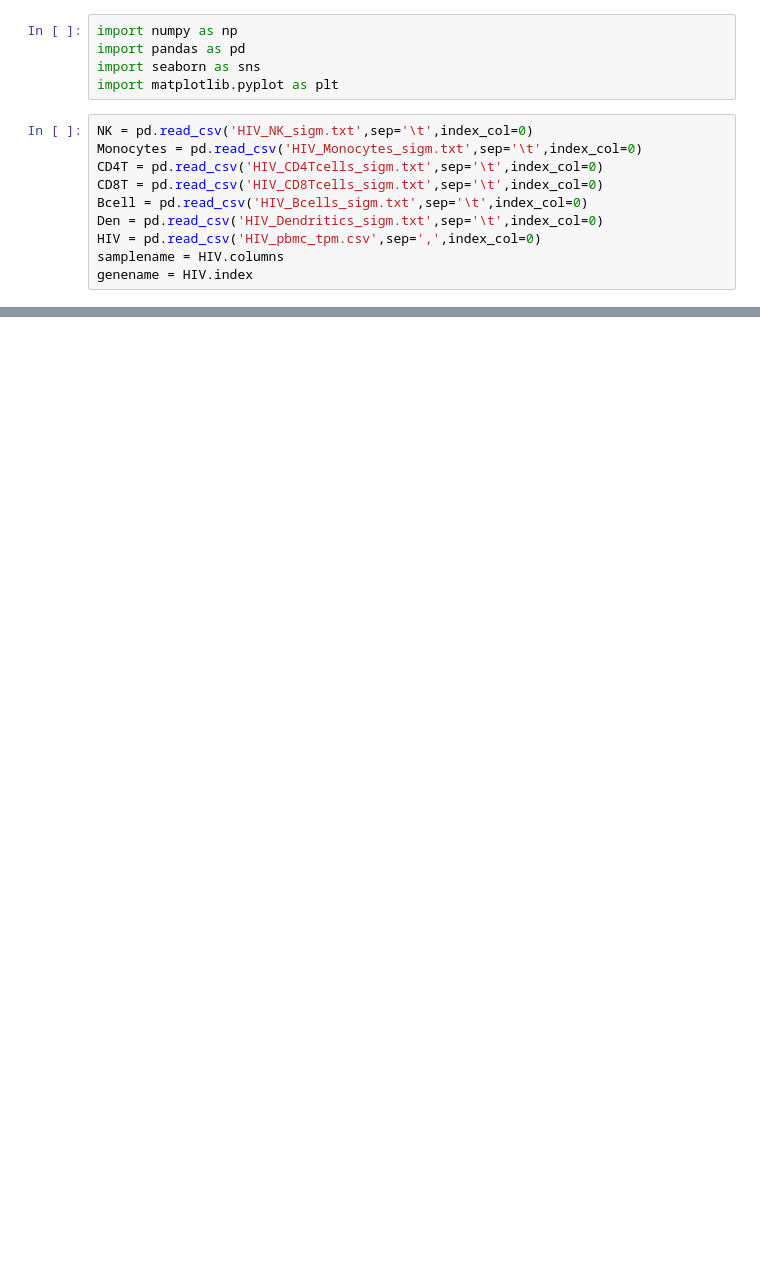
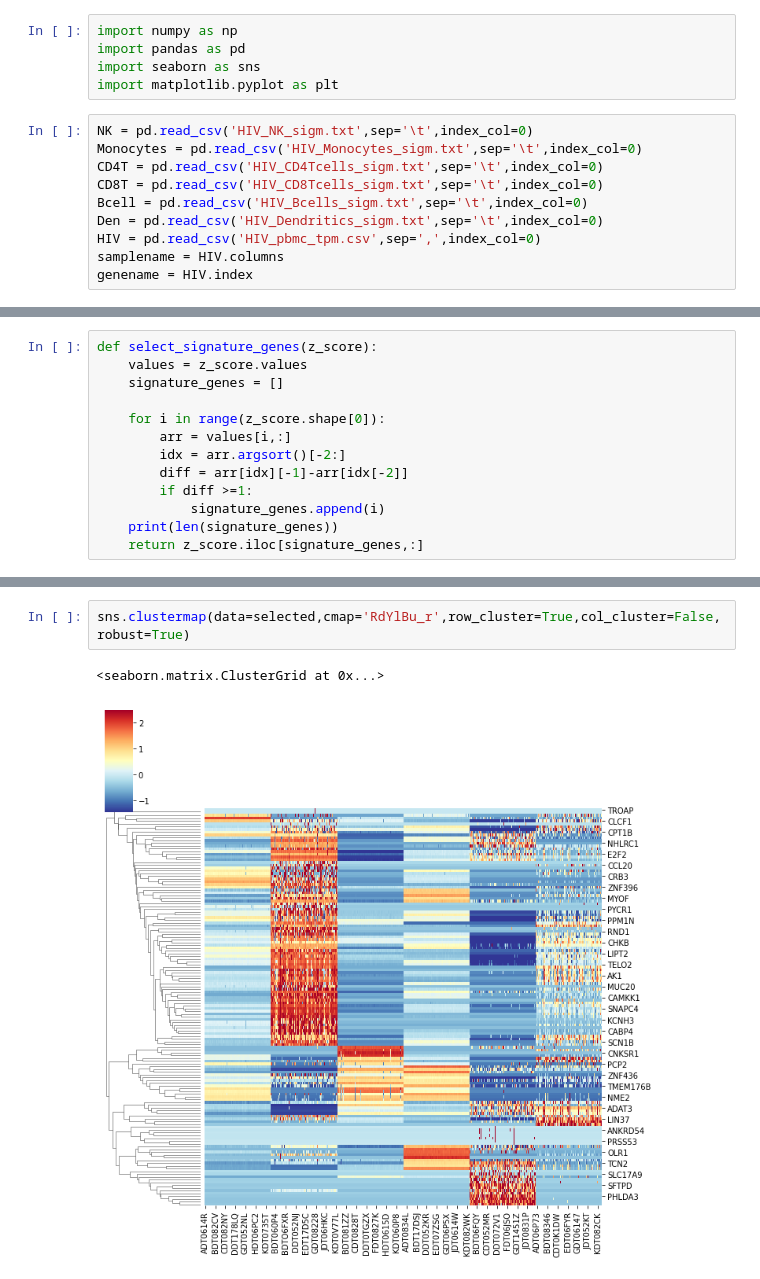
Before and after one commit to poseidonchan/TAPE, a Jupyter notebook: Experiments/Figures/heatmap.ipynb, the cells around one changed output, grey strips where cells are left out. Cells and saved outputs as stored; diff of their text form; blank space fills up the shorter version.

```diff
--- a/Experiments/Figures/heatmap.ipynb
+++ b/Experiments/Figures/heatmap.ipynb
@@ -16,2 +18,15 @@ genename = HIV.index
+# %%
+def select_signature_genes(z_score):
+    values = z_score.values
+    signature_genes = []
+
+    for i in range(z_score.shape[0]):
+        arr = values[i,:]
+        idx = arr.argsort()[-2:]
+        diff = arr[idx][-1]-arr[idx[-2]]
+        if diff >=1:
+            signature_genes.append(i)
+    print(len(signature_genes))
+    return z_score.iloc[signature_genes,:]
 # %%
 alldata = pd.concat([Bcell, CD4T, CD8T, Den, Monocytes, NK],axis=1)
@@ -24,0 +57,5 @@ sns.clustermap(data=alldata,cmap='Spectral_r',row_cluster=True,col_cluster=False
+# %%
+sns.clustermap(data=selected,cmap='RdYlBu_r',row_cluster=True,col_cluster=False,robust=True)
+# %% [output]
+<seaborn.matrix.ClusterGrid at 0x...>
+[figure, added]
```
Also changed, not shown: parts of 3 cells of this notebook, 5 other files.
